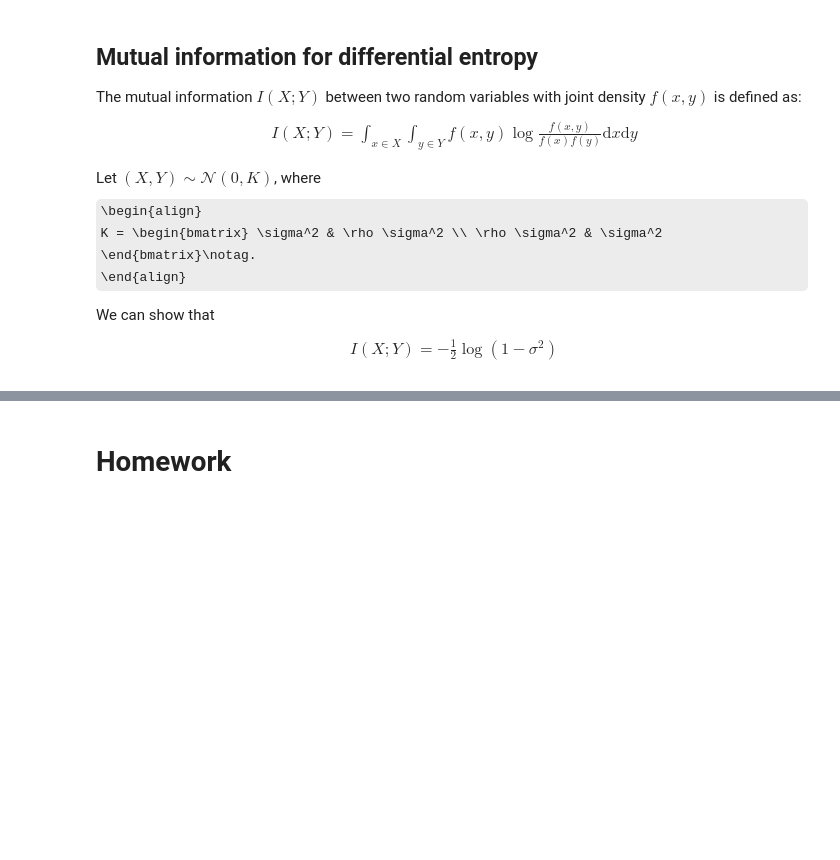
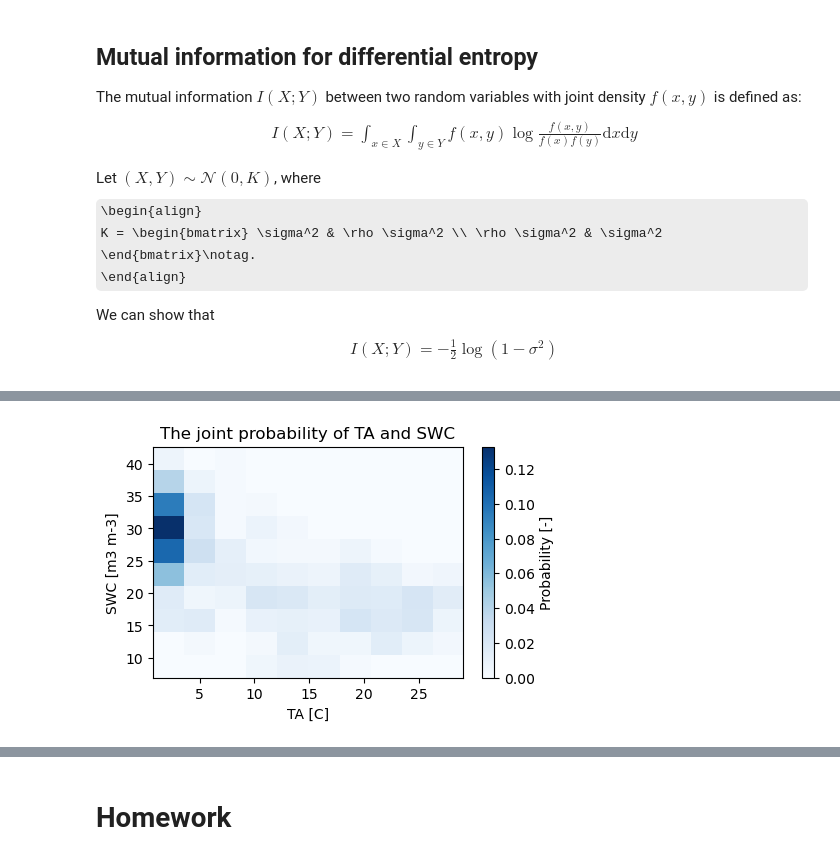
Before and after one commit to Hydro-Xis/coding-exercises, a Jupyter notebook: exercises/1-Entropy-and-mutual-information.ipynb, the cells around one changed output, grey strips where cells are left out. Drawn from its saved outputs; the diff is of its cells as text; code cells hidden in the pictures; some formulas as TeX source; blank space fills up the shorter version.

```diff
--- a/exercises/1-Entropy-and-mutual-information.ipynb
+++ b/exercises/1-Entropy-and-mutual-information.ipynb
@@ -242,0 +308,13 @@ We can show that
+# %%
+data2 = df[['TA','SWC']].values
+hist2, edges2 = np.histogramdd(data2, bins=[10,10]) # histgram
+p2 = hist2 / hist2.sum() # probability
+# %%
+fig, ax = plt.subplots(1, 1, figsize=(5, 3))
+im = ax.imshow(p2, origin='lower',
+           extent=[edges2[0][0], edges2[0][-1], edges2[1][0], edges2[1][-1]],
+           aspect='auto', cmap='Blues')
+fig.colorbar(im, ax=ax, label='Probability [-]')
+ax.set(xlabel='TA [C]', ylabel='SWC [m3 m-3]', title='The joint probability of TA and SWC');
+# %% [output]
+[figure, added]
```
Also changed, not shown: parts of 29 cells of this notebook, 3 other files.
